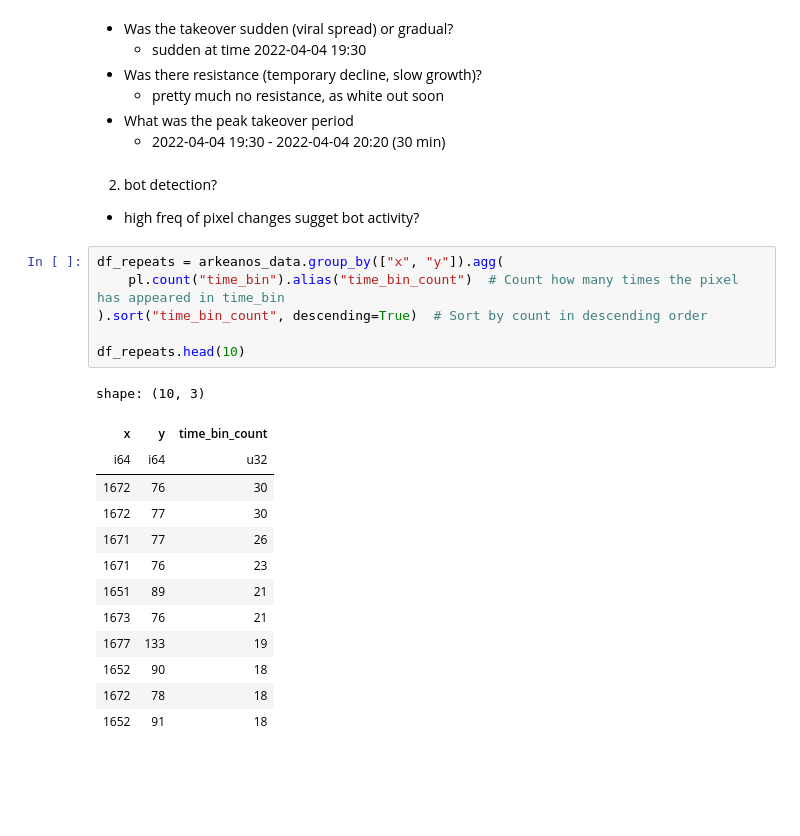
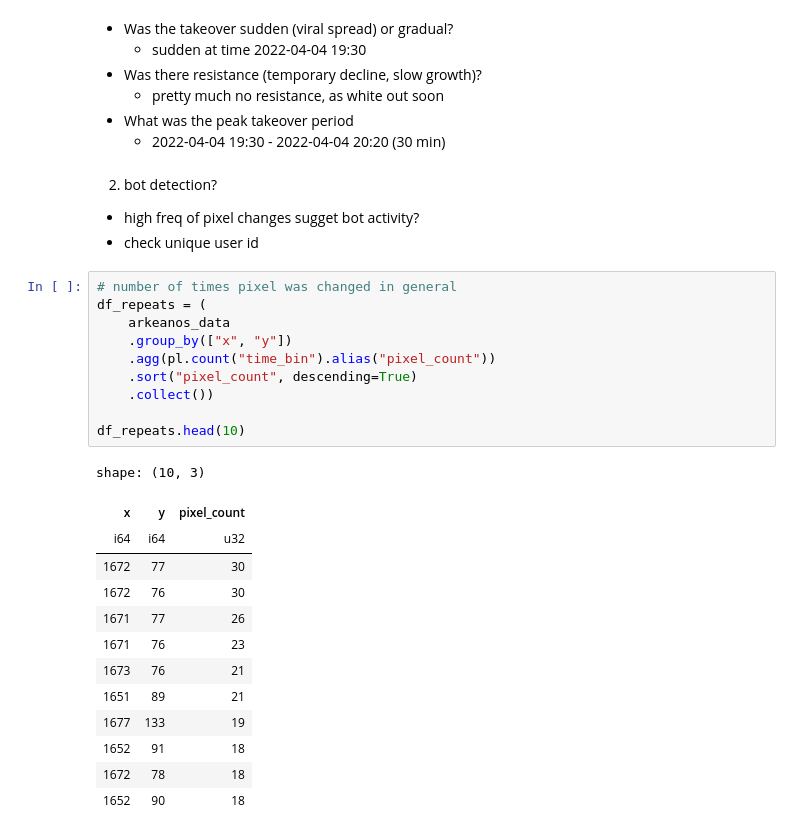
Before and after one commit to bchan42/csc369-analysis, a Jupyter notebook: week5/week_5.ipynb, the cells around one changed output. Cells and saved outputs as stored; diff of their text form; blank space fills up the shorter version.

```diff
--- a/week5/week_5.ipynb
+++ b/week5/week_5.ipynb
@@ -363,23 +363,28 @@ plt.show()
 # %% [markdown]
 2. bot detection?
 - high freq of pixel changes sugget bot activity?
+- check unique user id
 # %%
-df_repeats = arkeanos_data.group_by(["x", "y"]).agg(
-    pl.count("time_bin").alias("time_bin_count")  # Count how many times the pixel has appeared in time_bin
-).sort("time_bin_count", descending=True)  # Sort by count in descending order
+# number of times pixel was changed in general
+df_repeats = (
+    arkeanos_data
+    .group_by(["x", "y"])
+    .agg(pl.count("time_bin").alias("pixel_count"))
+    .sort("pixel_count", descending=True)
+    .collect())
 
 df_repeats.head(10)
 # %% [output]
 shape: (10, 3)
-| x | y | time_bin_count |
+| x | y | pixel_count |
 | i64 | i64 | u32 |
+| 1672 | 77 | 30 |
 | 1672 | 76 | 30 |
-| 1672 | 77 | 30 |
 | 1671 | 77 | 26 |
 | 1671 | 76 | 23 |
+| 1673 | 76 | 21 |
 | 1651 | 89 | 21 |
-| 1673 | 76 | 21 |
 | 1677 | 133 | 19 |
+| 1652 | 91 | 18 |
+| 1672 | 78 | 18 |
 | 1652 | 90 | 18 |
-| 1672 | 78 | 18 |
-| 1652 | 91 | 18 |
```
Also changed, not shown: parts of 10 cells of this notebook, 1 other file.
